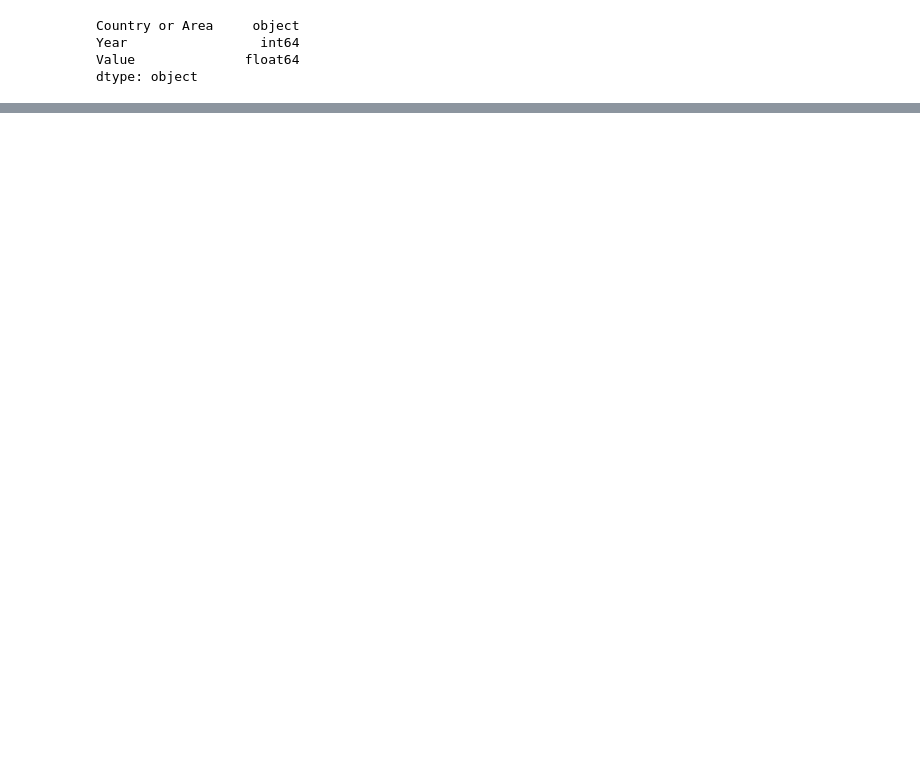
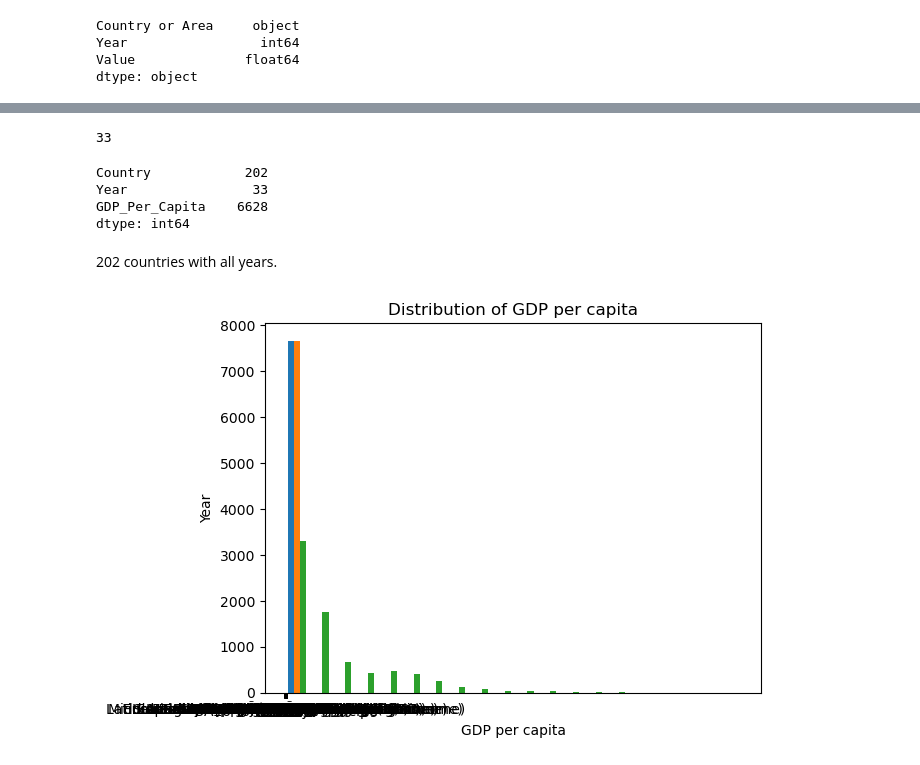
Before and after one commit to NSS-Data-Analytics-Cohort-10/gdp-and-internet-usage-Asiailarkin, a Jupyter notebook: notebooks/econ_outcomes.ipynb, the cells around one changed output, grey strips where cells are left out. Drawn from its saved outputs; the diff is of its cells as text; code cells hidden in the pictures; blank space fills up the shorter version.

Commit message:
Number 7 and started charts

```diff
--- a/notebooks/econ_outcomes.ipynb
+++ b/notebooks/econ_outcomes.ipynb
@@ -41,0 +72,4 @@ dtype: object
+# %%
+print(unique_years)
+# %% [output]
+33
@@ -41,0 +78,18 @@ dtype: object
+# %%
+print(country_complete.nunique())
+# %% [output]
+Country            202
+Year                33
+GDP_Per_Capita    6628
+dtype: int64
+# %% [markdown]
+202 countries with all years.
+# %%
+# Create a histogram
+plt.hist(gdp_df, bins=20)
+plt.xlabel('GDP per capita')
+plt.ylabel('Year')
+plt.title('Distribution of GDP per capita')
+plt.show()
+# %% [output]
+[figure, added]
```
Also changed, not shown: parts of 18 cells of this notebook.
